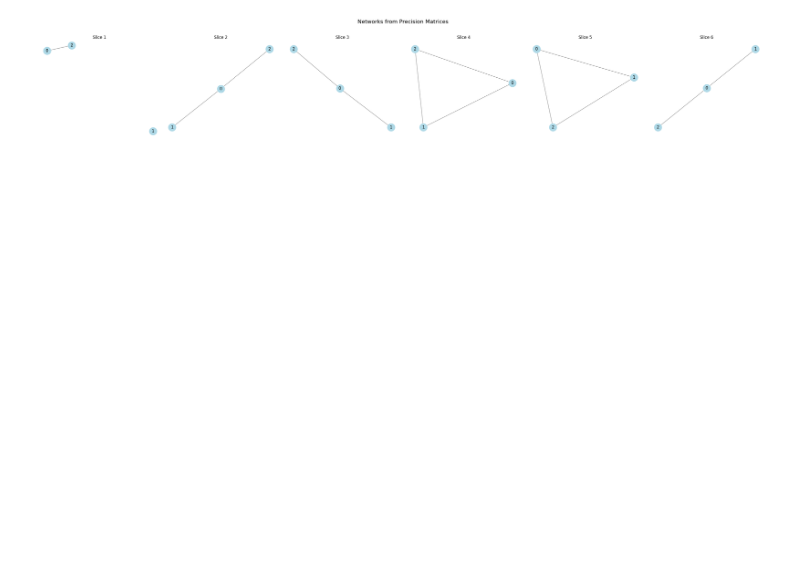
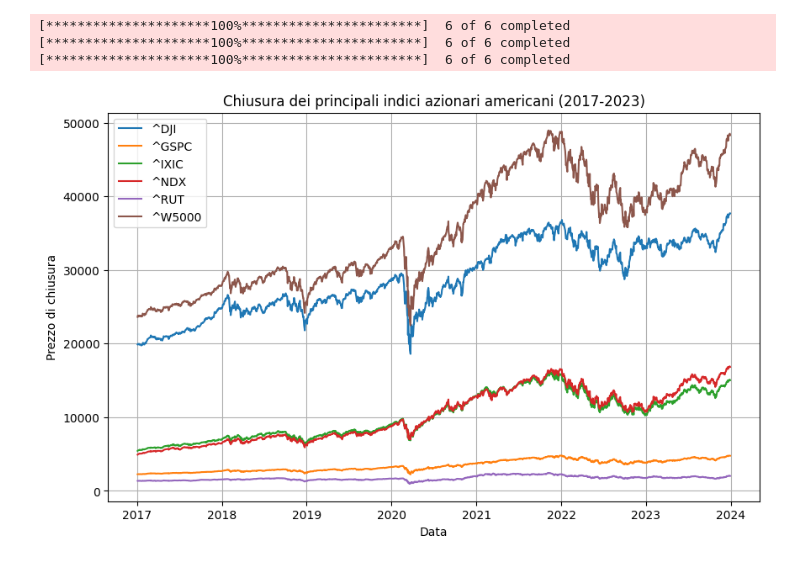
Before and after one commit to MatteoL01/TVGL, a Jupyter notebook: GLasso.ipynb, the cells around one changed output. Drawn from its saved outputs; the diff is of its cells as text; code cells hidden in the pictures; blank space fills up the shorter version.

```diff
--- a/GLasso.ipynb
+++ b/GLasso.ipynb
@@ -41,30 +8,46 @@ plot_matrices(model.precision_set, title="Precision Matrices", cmap="coolwarm")
-# %%
-# Function to plot network graphs
-def plot_networks(precision_matrices, threshold=0.1, title="Networks"):
-    num_matrices = len(precision_matrices)
-    fig, axes = plt.subplots(1, num_matrices, figsize=(5 * num_matrices, 5))
-    fig.suptitle(title, fontsize=16)
-
-    for i, (precision, ax) in enumerate(zip(precision_matrices, axes)):
-        # Threshold precision matrix for sparsity
-        adjacency_matrix = np.abs(precision) > threshold
-
-        # Create graph from adjacency matrix
-        G = nx.from_numpy_array(adjacency_matrix)
-
-        # Remove self-loops
-        G.remove_edges_from(nx.selfloop_edges(G))
-
-        # Plot the graph
-        pos = nx.spring_layout(G)  # Spring layout for better visualization
-        nx.draw_networkx(G, pos, ax=ax, with_labels=True, node_color="lightblue", edge_color="gray", node_size=500)
-        ax.set_title(f"Slice {i + 1}")
-        ax.axis("off")
-
-    plt.tight_layout(rect=[0, 0, 1, 0.95])
-    plt.show()
-
-# Plot the networks from precision matrices
-plot_networks(model.precision_set, threshold=0.05, title="Networks from Precision Matrices")
-# %% [output]
-[figure, removed]
+# %%
+
+# Lista degli indici azionari
+indices = ['^DJI', '^GSPC', '^IXIC', '^RUT', '^NDX', '^W5000']
+
+# Periodi di interesse
+start_date_pre_covid = '2017-01-01'
+end_date_pre_covid = '2019-12-31'
+
+start_date_covid = '2020-01-01'
+end_date_covid = '2021-12-31'
+
+start_date_post_covid = '2022-01-01'
+end_date_post_covid = '2023-12-31'
+
+# Funzione per scaricare i dati di chiusura
+def download_data(indices, start_date, end_date):
+    data = yf.download(indices, start=start_date, end=end_date)['Close']
+    return data
+
+# Scarica i dati
+data_pre_covid = download_data(indices, start_date_pre_covid, end_date_pre_covid)
+data_covid = download_data(indices, start_date_covid, end_date_covid)
+data_post_covid = download_data(indices, start_date_post_covid, end_date_post_covid)
+
+# Combina i dati
+data_combined = pd.concat([data_pre_covid, data_covid, data_post_covid], axis=0)
+
+# Aggiusta i dati (opzionale, ad esempio rimuovendo NaN o normalizzando)
+data_combined = data_combined.dropna()  # Rimuovi eventuali NaN
+
+# Visualizza i grafici
+plt.figure(figsize=(10, 6))
+for col in data_combined.columns:
+    plt.plot(data_combined.index, data_combined[col], label=col)
+plt.title('Chiusura dei principali indici azionari americani (2017-2023)')
+plt.xlabel('Data')
+plt.ylabel('Prezzo di chiusura')
+plt.legend()
+plt.grid(True)
+plt.show()
+# %% [output]
+[*********************100%***********************]  6 of 6 completed
+[*********************100%***********************]  6 of 6 completed
+[*********************100%***********************]  6 of 6 completed
+[figure, added]
```
Also changed, not shown: parts of 5 cells of this notebook.
